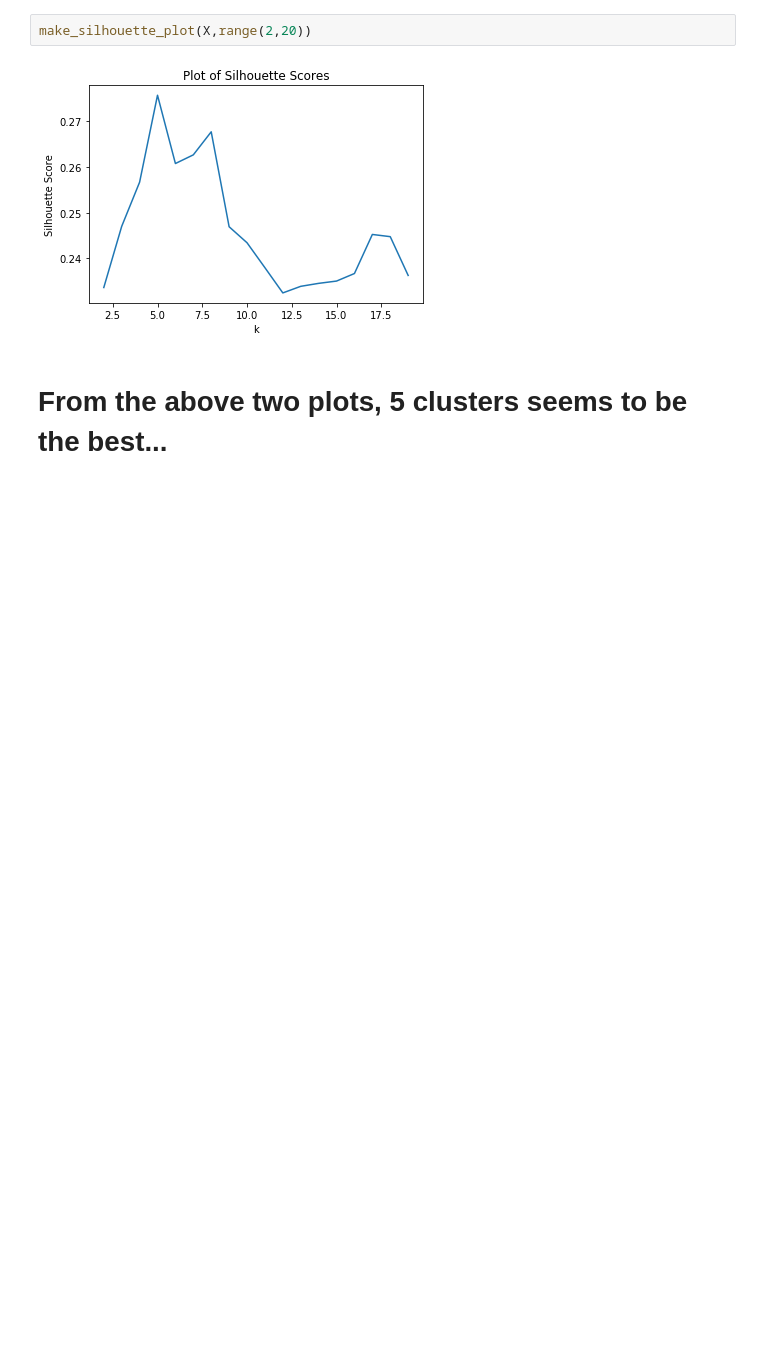
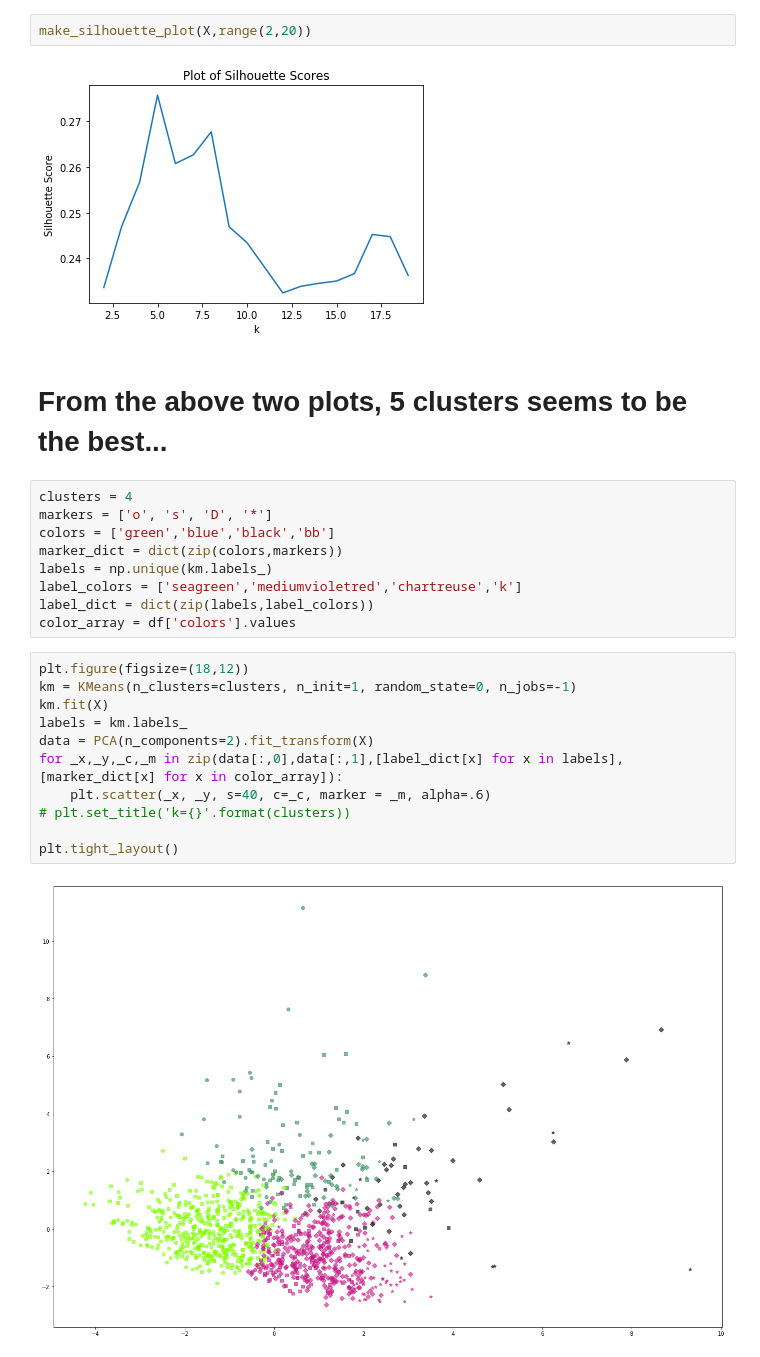
Before and after one commit to kfarbman/ski-recommender, a Jupyter notebook: notebooks/clustering.ipynb, the cells around one changed output. Saved outputs shown, nothing was run; the diff lists cells and outputs as text; blank space fills up the shorter version.

Commit message:
worked on  clustering and cosine sims and made workflow image

```diff
--- a/notebooks/clustering.ipynb
+++ b/notebooks/clustering.ipynb
@@ -343,3 +343,25 @@ make_silhouette_plot(X,range(2,20))
 [figure]
 # %% [markdown]
 # From the above two plots, 5 clusters seems to be the best...
+# %%
+clusters = 4
+markers = ['o', 's', 'D', '*']
+colors = ['green','blue','black','bb']
+marker_dict = dict(zip(colors,markers))
+labels = np.unique(km.labels_)
+label_colors = ['seagreen','mediumvioletred','chartreuse','k']
+label_dict = dict(zip(labels,label_colors))
+color_array = df['colors'].values
+# %%
+plt.figure(figsize=(18,12))
+km = KMeans(n_clusters=clusters, n_init=1, random_state=0, n_jobs=-1)
+km.fit(X)
+labels = km.labels_
+data = PCA(n_components=2).fit_transform(X)
+for _x,_y,_c,_m in zip(data[:,0],data[:,1],[label_dict[x] for x in labels],[marker_dict[x] for x in color_array]):
+    plt.scatter(_x, _y, s=40, c=_c, marker = _m, alpha=.6)
+# plt.set_title('k={}'.format(clusters))
+
+plt.tight_layout()
+# %% [output]
+[figure, added]
```
Also changed, not shown: parts of 1 cell of this notebook, 3 other files.
